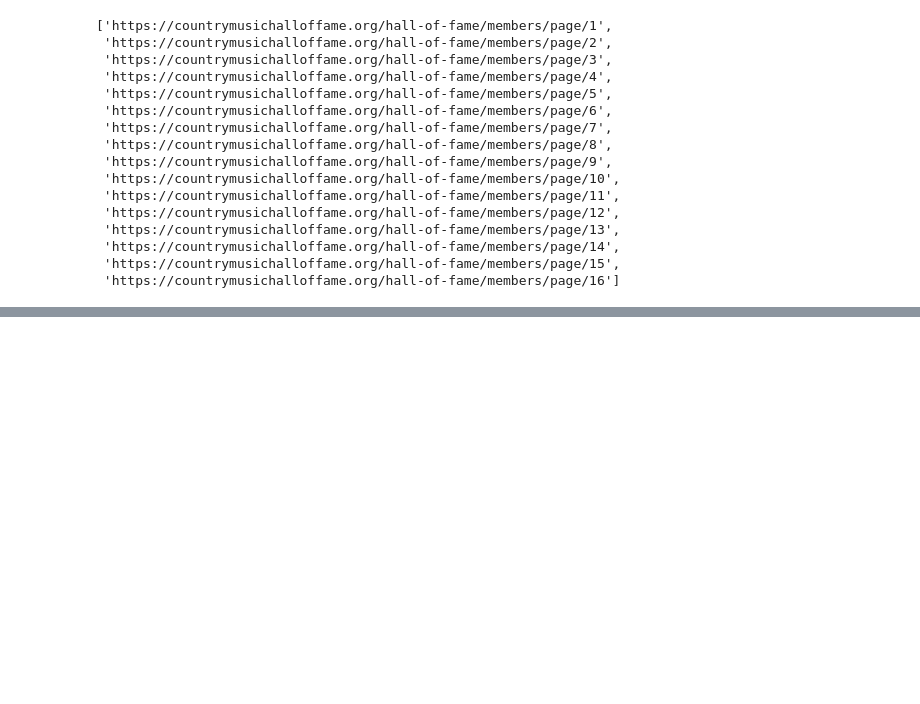
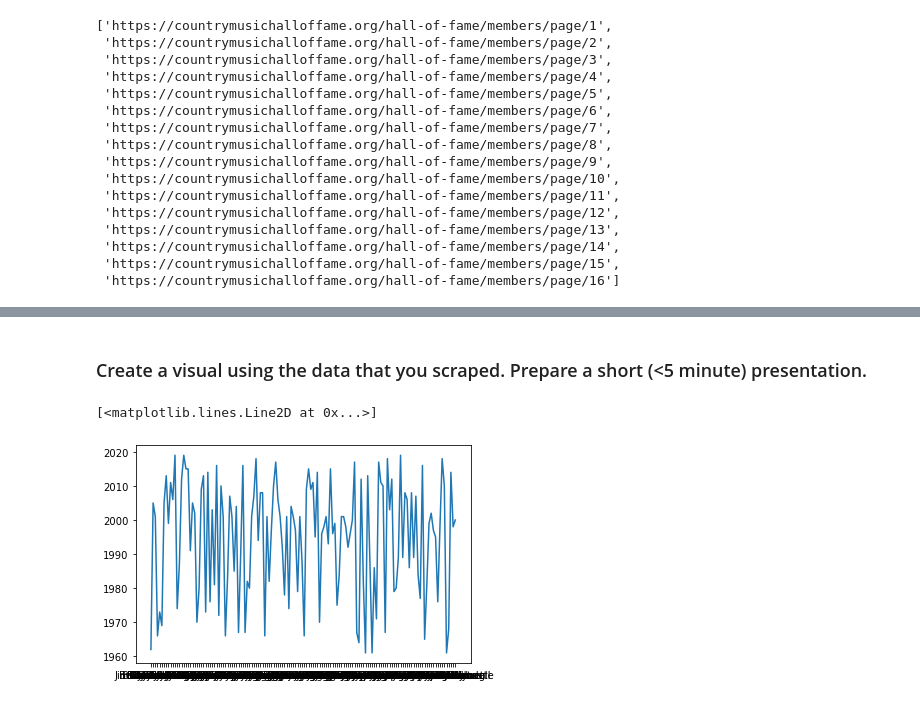
Before and after one commit to megan2/web-scraping-country-music-hof-megan2, a Jupyter notebook: HOF_scraping.ipynb, the cells around one changed output, grey strips where cells are left out. Cells and saved outputs as stored; diff of their text form; code cells hidden in the pictures; blank space fills up the shorter version.

Commit message:
new approach to scrape after a bug, plus one basic chart

```diff
--- a/HOF_scraping.ipynb
+++ b/HOF_scraping.ipynb
@@ -242,3 +249,28 @@ for page in pages1:
+# %%
+#NEW!
+#Data Storage buckets
+artists = []
+year_inducted=[]
+
+#The scrape
+for page in range(1, 17):
+    hof_url = 'https://countrymusichalloffame.org/hall-of-fame/members/page/'
+    hof_page_url = hof_url + str(page)  #cast the page range as a string to add two strings together
+    #sleep(randint(3,10)) #don't get blocked
+    response = requests.get(hof_page_url)
+    soup = BeautifulSoup(response.content, 'lxml')
+
+    artist_scrape = soup.find_all('h3')
+    for x in artist_scrape:
+        name = x.text
+        artists.append(name)
+
+    years_scrape=soup.find_all('div', attrs={'class':'vertical-card_content--copy'})
+    for year in years_scrape:
+        yearin = year.get_text()[30:35].strip()
+        year_inducted.append(yearin)
+
+results_together1 = pd.DataFrame(list(zip(artists, year_inducted)), columns = ['Artist', 'Year'])
 # %%
 artists
 # %% [output]
@@ -294,0 +363,10 @@ for year in years_scrape:
+# %%
+#Need to edit the column type to integer for Year in order to plot on a histagram
+results_together1['Year']=pd.to_numeric(results_together1['Year'])
+# %% [markdown]
+### Create a visual using the data that you scraped. Prepare a short (<5 minute) presentation.
+# %%
+plt.plot(results_together1.Artist, results_together1.Year)
+# %% [output]
+[<matplotlib.lines.Line2D at 0x...>]
+[figure, added]
```
Also changed, not shown: parts of 14 cells of this notebook.
